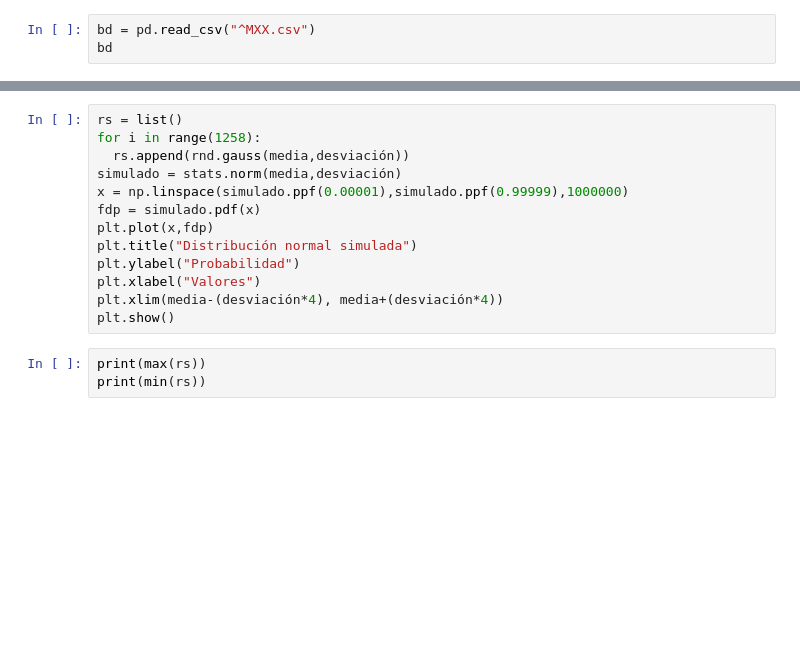
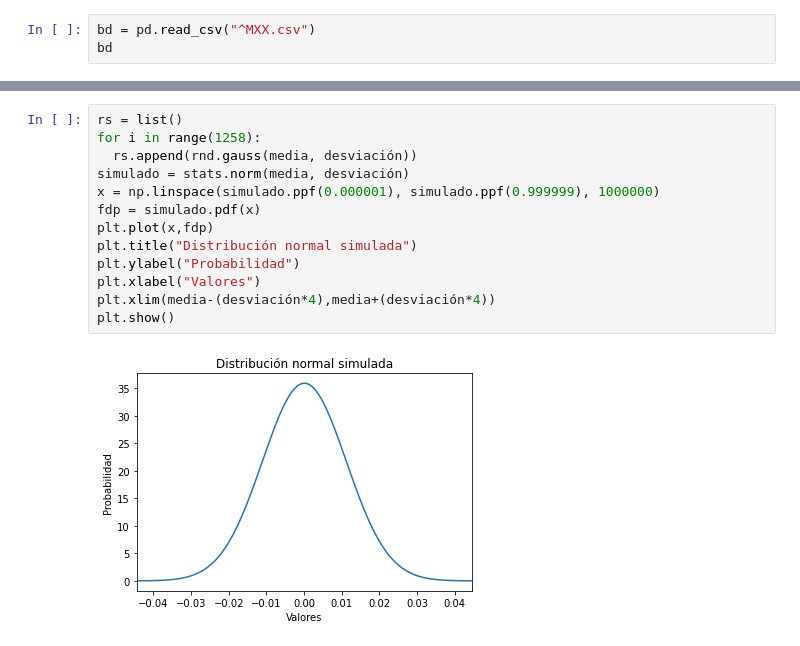
Before and after one commit to Ruy8/Ruy8, a Jupyter notebook: IPC.ipynb, the cells around one changed output, grey strips where cells are left out. Cells and saved outputs as stored; diff of their text form; blank space fills up the shorter version.

```diff
--- a/IPC.ipynb
+++ b/IPC.ipynb
@@ -49,19 +54,18 @@ plt.show()
 # %%
 rs = list()
 for i in range(1258):
-  rs.append(rnd.gauss(media,desviación))
-simulado = stats.norm(media,desviación)
-x = np.linspace(simulado.ppf(0.00001),simulado.ppf(0.99999),1000000)
+  rs.append(rnd.gauss(media, desviación))
+simulado = stats.norm(media, desviación)
+x = np.linspace(simulado.ppf(0.000001), simulado.ppf(0.999999), 1000000)
 fdp = simulado.pdf(x)
 plt.plot(x,fdp)
 plt.title("Distribución normal simulada")
 plt.ylabel("Probabilidad")
 plt.xlabel("Valores")
-plt.xlim(media-(desviación*4), media+(desviación*4))
+plt.xlim(media-(desviación*4),media+(desviación*4))
 plt.show()
+# %% [output]
+[figure, added]
-# %%
-print(max(rs))
-print(min(rs))
 # %%
 plt.hist(rs,rwidth=0.9)
 plt.title("Histograma de rendimientos simulados del IPC")
```
Also changed, not shown: parts of 6 cells of this notebook.
